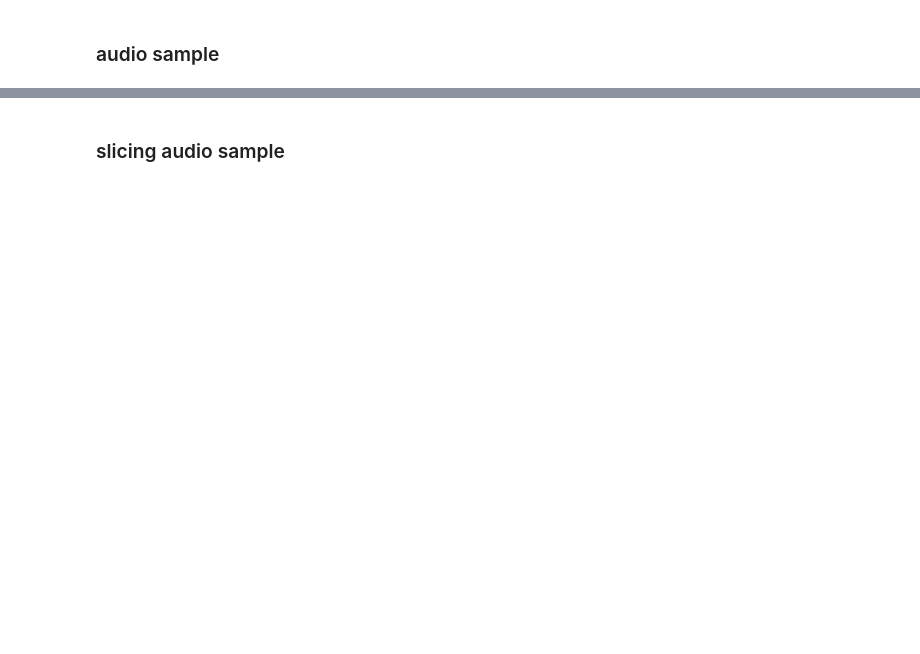
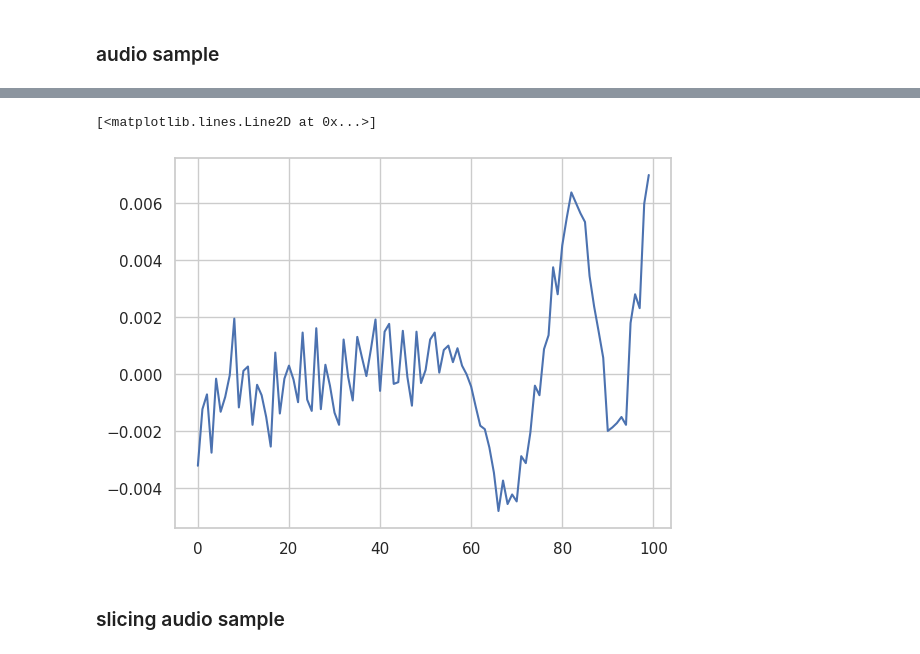
Before and after one commit to dbstj1231/2023_AI_Academy_ASR, a Jupyter notebook: 1_audio_file_handling.ipynb, the cells around one changed output, grey strips where cells are left out. Saved outputs shown, nothing was run; the diff lists cells and outputs as text; code cells hidden in the pictures; blank space fills up the shorter version.

```diff
--- a/1_audio_file_handling.ipynb
+++ b/1_audio_file_handling.ipynb
@@ -138,2 +279,7 @@ python의 `Slicing`을 통해 특정구간을 확대하여 확인 가능
+# %%
+plt.plot(y[0][100:200])
+# %% [output]
+[<matplotlib.lines.Line2D at 0x...>]
+[figure, added]
 # %% [markdown]
 ### slicing audio sample
```
Also changed, not shown: parts of 73 cells of this notebook, 2 other files.
